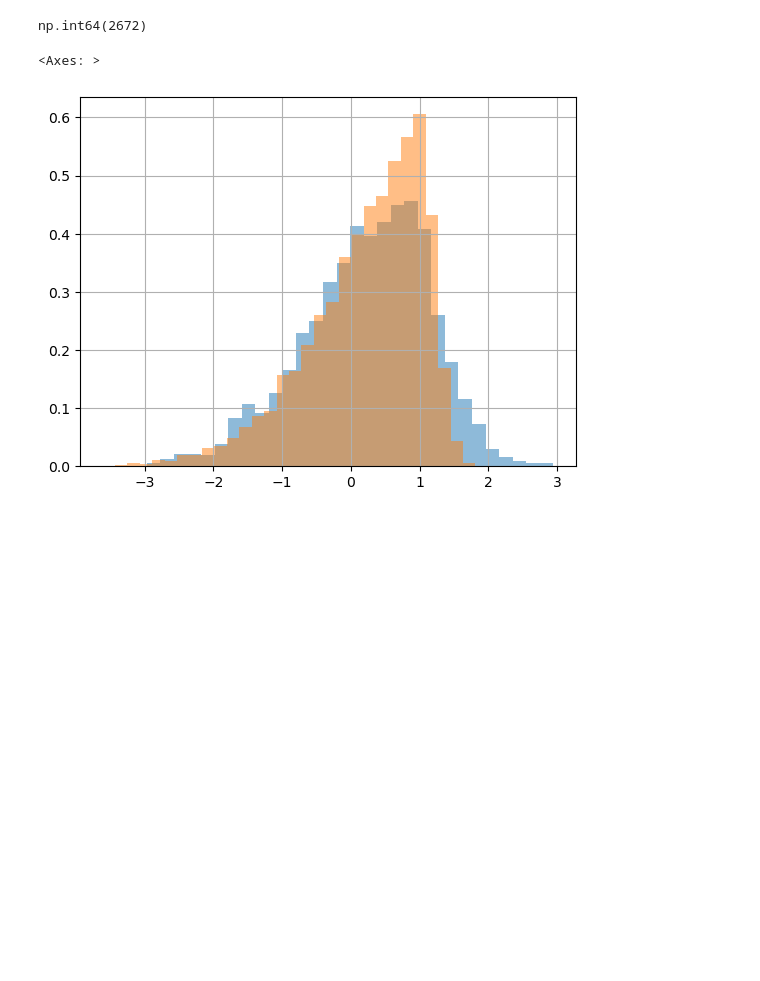
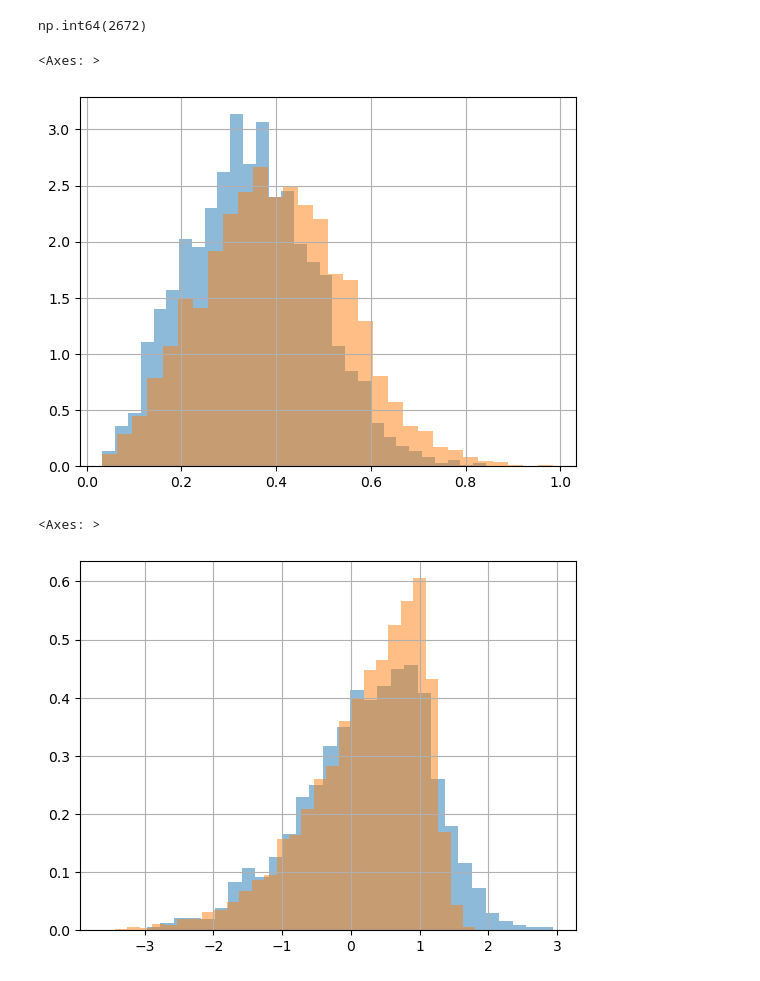
Before and after one commit to mi-dai/rubin_nightly_alerts_sim, a Jupyter notebook: rubin_nightsum_sims.ipynb, the cells around one changed output. Cells and saved outputs as stored; diff of their text form; code cells hidden in the pictures; blank space fills up the shorter version.

Commit message:
Set SKIP_LCFIT back to True and add z distribution comparison plot
Co-Authored-By: Claude Sonnet 5 <noreply@anthropic.com>

```diff
--- a/rubin_nightsum_sims.ipynb
+++ b/rubin_nightsum_sims.ipynb
@@ -540,6 +540,12 @@ saltparcuts &= p_value > 1e-7
 np.sum(saltparcuts)
 # %% [output]
 np.int64(2672)
+# %%
+result_df[saltparcuts].z.hist(bins=30,alpha=0.5,density=True)
+result_df.z.hist(bins=30,alpha=0.5,density=True)
+# %% [output]
+<Axes: >
+[figure, added]
 # %%
 result_df[saltparcuts].x1.hist(bins=30, alpha=0.5, density=True)
 lightcurves_after_quality_cut.source_x1.hist(bins=30, alpha=0.5, density=True)
```
Also changed, not shown: parts of 3 cells of this notebook.
